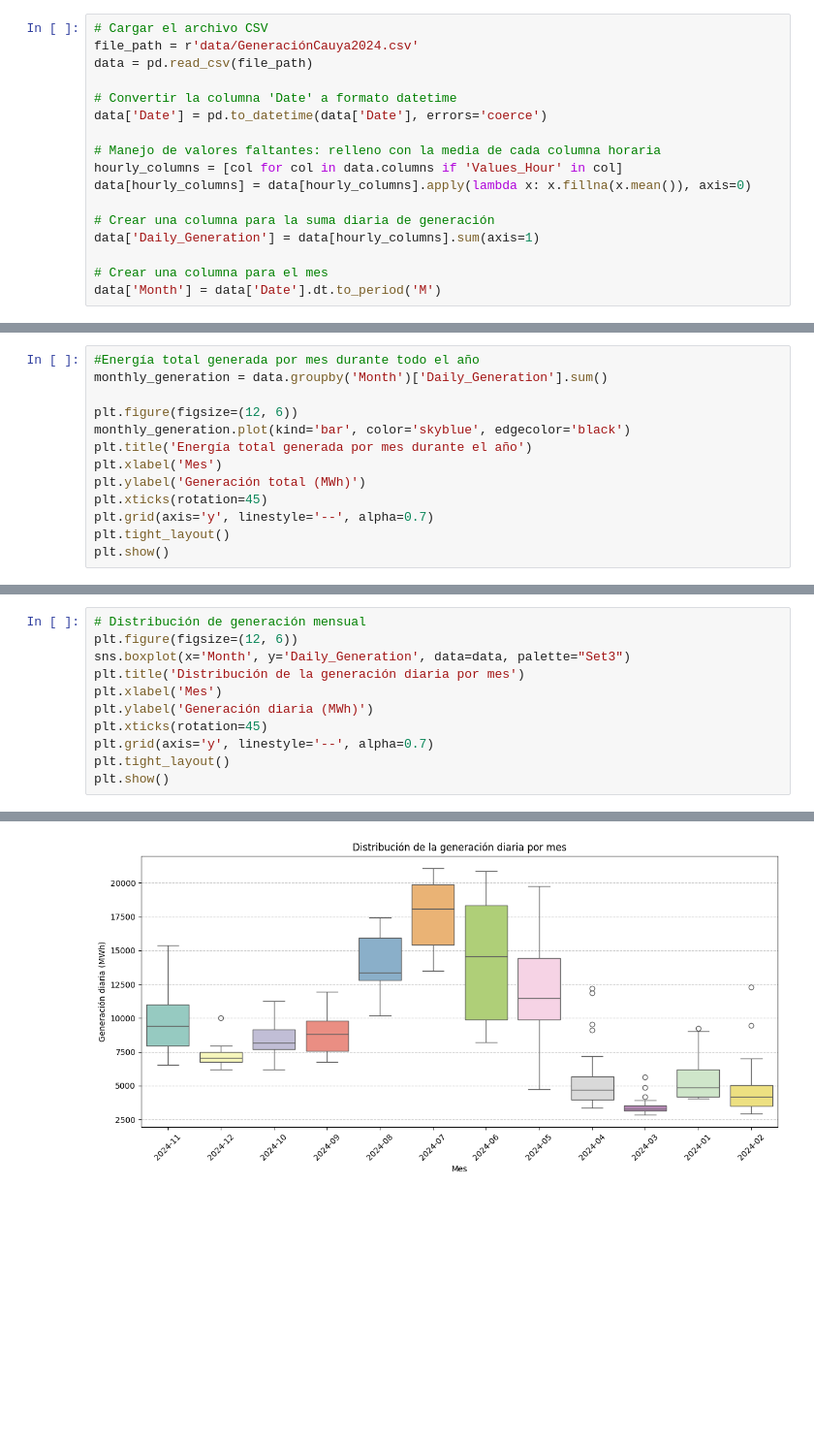
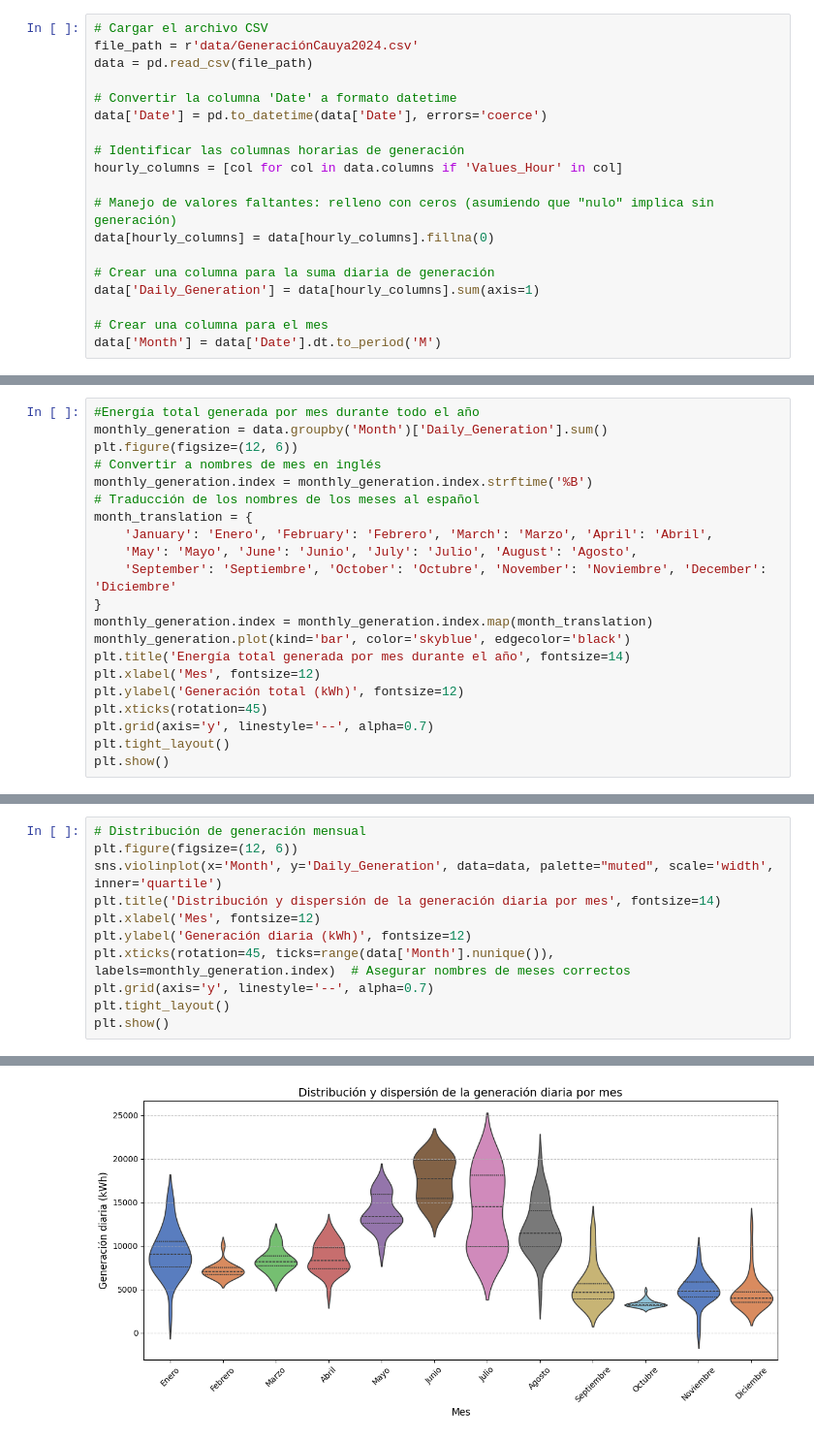
Before and after one commit to wil101/Wilmar_Osorio_Prueba_SantaFe, a Jupyter notebook: procesamiento_plantaCauya/extracion_datos.ipynb, the cells around one changed output, grey strips where cells are left out. Shown at 97% size. Cells and saved outputs as stored; diff of their text form; blank space fills up the shorter version.

Commit message:
ajuste de los grafícos para mejor visualización

```diff
--- a/procesamiento_plantaCauya/extracion_datos.ipynb
+++ b/procesamiento_plantaCauya/extracion_datos.ipynb
@@ -32,9 +13,11 @@ data = pd.read_csv(file_path)
 # Convertir la columna 'Date' a formato datetime
 data['Date'] = pd.to_datetime(data['Date'], errors='coerce')
 
-# Manejo de valores faltantes: relleno con la media de cada columna horaria
+# Identificar las columnas horarias de generación
 hourly_columns = [col for col in data.columns if 'Values_Hour' in col]
-data[hourly_columns] = data[hourly_columns].apply(lambda x: x.fillna(x.mean()), axis=0)
+
+# Manejo de valores faltantes: relleno con ceros (asumiendo que "nulo" implica sin generación)
+data[hourly_columns] = data[hourly_columns].fillna(0)
 
 # Crear una columna para la suma diaria de generación
 data['Daily_Generation'] = data[hourly_columns].sum(axis=1)
@@ -58,12 +45,20 @@ plt.show()
 # %%
 #Energía total generada por mes durante todo el año
 monthly_generation = data.groupby('Month')['Daily_Generation'].sum()
-
 plt.figure(figsize=(12, 6))
+# Convertir a nombres de mes en inglés
+monthly_generation.index = monthly_generation.index.strftime('%B')
+# Traducción de los nombres de los meses al español
+month_translation = {
+    'January': 'Enero', 'February': 'Febrero', 'March': 'Marzo', 'April': 'Abril',
+    'May': 'Mayo', 'June': 'Junio', 'July': 'Julio', 'August': 'Agosto',
+    'September': 'Septiembre', 'October': 'Octubre', 'November': 'Noviembre', 'December': 'Diciembre'
+}
+monthly_generation.index = monthly_generation.index.map(month_translation)
 monthly_generation.plot(kind='bar', color='skyblue', edgecolor='black')
-plt.title('Energía total generada por mes durante el año')
-plt.xlabel('Mes')
-plt.ylabel('Generación total (MWh)')
+plt.title('Energía total generada por mes durante el año', fontsize=14)
+plt.xlabel('Mes', fontsize=12)
+plt.ylabel('Generación total (kWh)', fontsize=12)
 plt.xticks(rotation=45)
 plt.grid(axis='y', linestyle='--', alpha=0.7)
 plt.tight_layout()
@@ -93,11 +102,11 @@ print(f"Hora con menor generación: {min_hour} ({hourly_means[min_hour]:.2f} MWh
 # %%
 # Distribución de generación mensual
 plt.figure(figsize=(12, 6))
-sns.boxplot(x='Month', y='Daily_Generation', data=data, palette="Set3")
-plt.title('Distribución de la generación diaria por mes')
-plt.xlabel('Mes')
-plt.ylabel('Generación diaria (MWh)')
-plt.xticks(rotation=45)
+sns.violinplot(x='Month', y='Daily_Generation', data=data, palette="muted", scale='width', inner='quartile')
+plt.title('Distribución y dispersión de la generación diaria por mes', fontsize=14)
+plt.xlabel('Mes', fontsize=12)
+plt.ylabel('Generación diaria (kWh)', fontsize=12)
+plt.xticks(rotation=45, ticks=range(data['Month'].nunique()), labels=monthly_generation.index)  # Asegurar nombres de meses correctos
 plt.grid(axis='y', linestyle='--', alpha=0.7)
 plt.tight_layout()
 plt.show()
@@ -108 +120 @@ Passing `palette` without assigning `hue` is deprecated and will be removed in v
-[figure, old version]
+[figure, new version]
```
Also changed, not shown: parts of 5 cells of this notebook.
